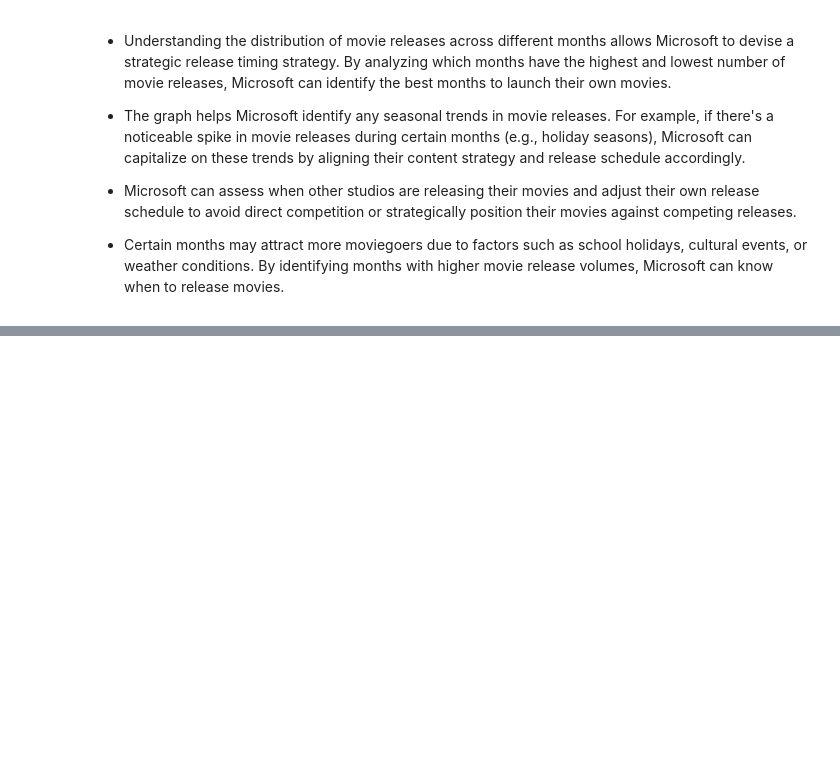
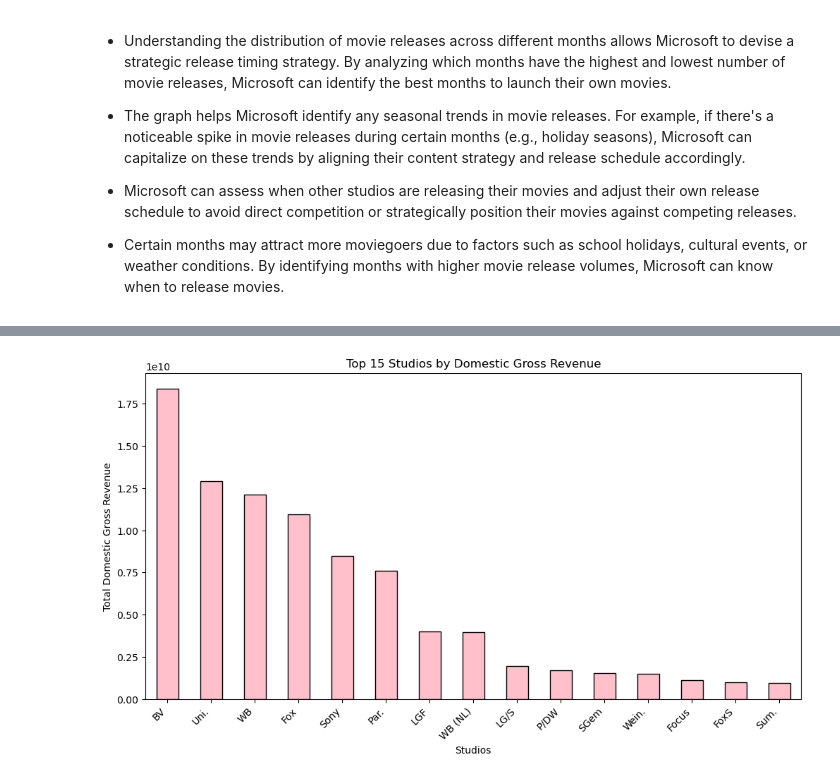
Before and after one commit to whareverr/dsc-phase-1-project-v2-4, a Jupyter notebook: student.ipynb, the cells around one changed output, grey strips where cells are left out. Drawn from its saved outputs; the diff is of its cells as text; code cells hidden in the pictures; blank space fills up the shorter version.

```diff
--- a/student.ipynb
+++ b/student.ipynb
@@ -491,0 +508,11 @@ plt.show()
+# %%
+studio_revenue = bom_df.groupby('studio')['domestic_gross'].sum().sort_values(ascending=False).head(15)
+plt.figure(figsize=(12, 6))
+studio_revenue.plot(kind='bar', color='pink', edgecolor = 'black')
+plt.title('Top 15 Studios by Domestic Gross Revenue')
+plt.xlabel('Studios')
+plt.ylabel('Total Domestic Gross Revenue')
+plt.xticks(rotation=45, ha='right')
+plt.show()
+# %% [output]
+[figure, added]
```
Also changed, not shown: parts of 12 cells of this notebook.
